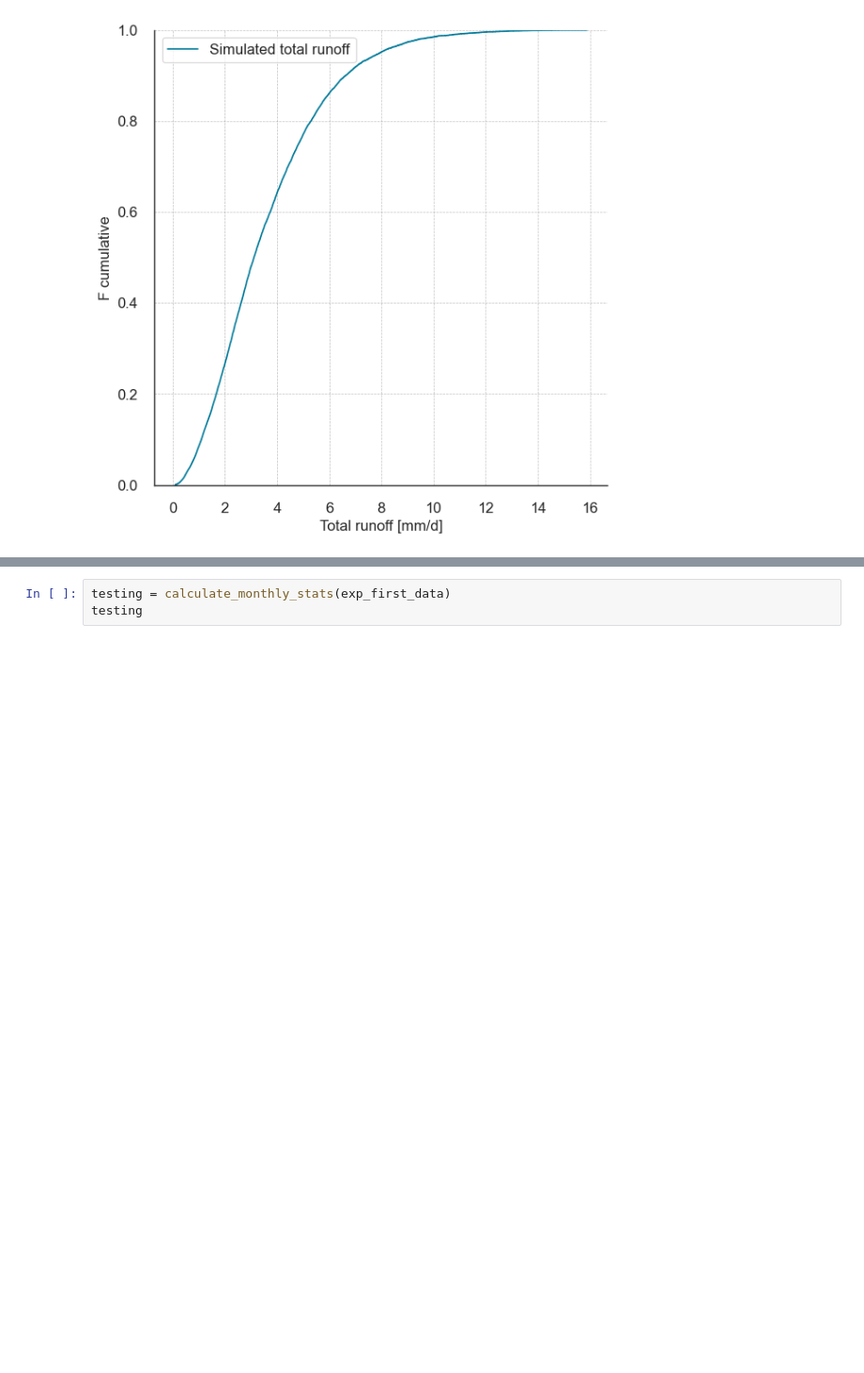
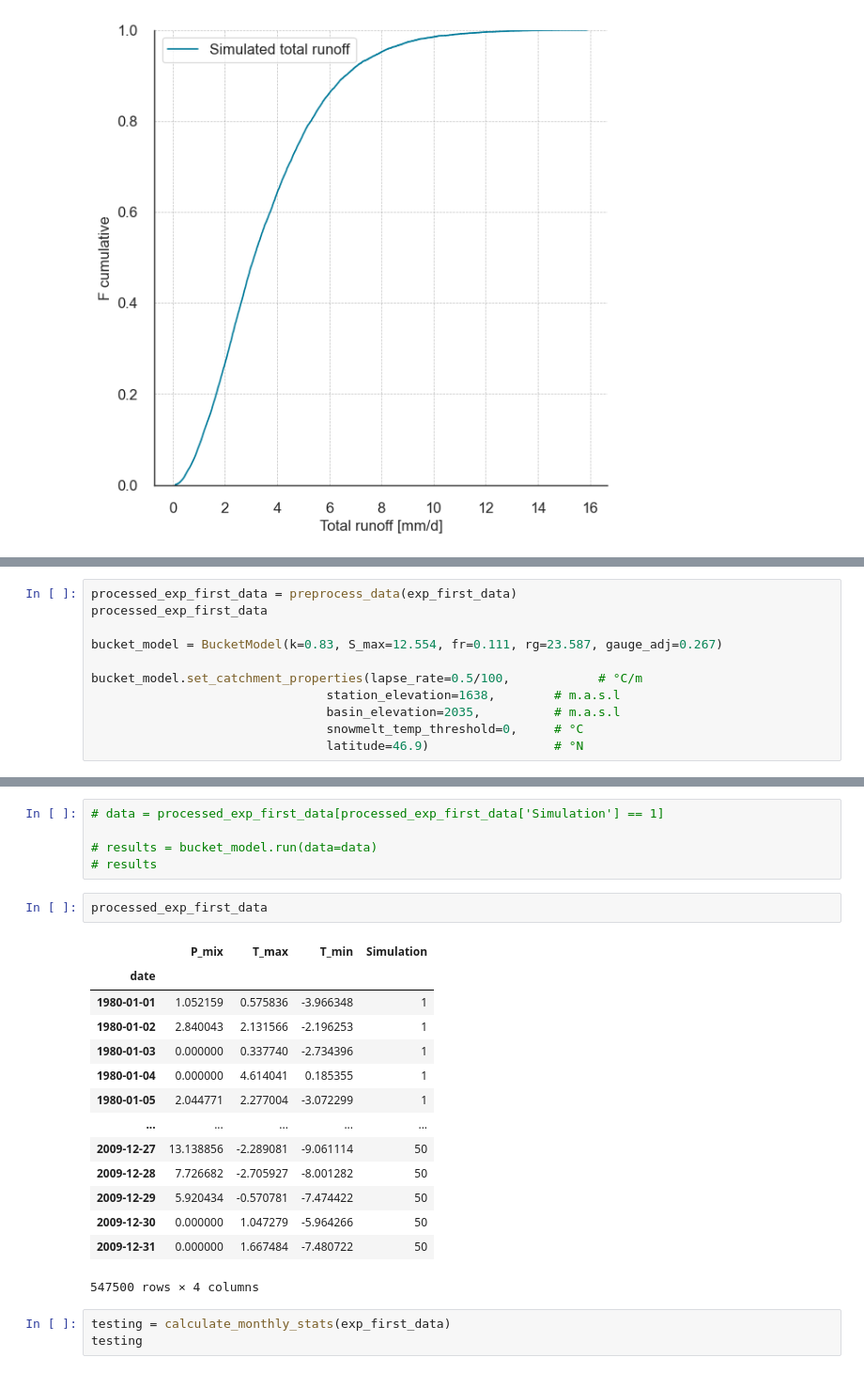
Before and after one commit to CooperBigFoot/climate-impacts, a Jupyter notebook: code/eda.ipynb, the cells around one changed output, grey strips where cells are left out. Shown at 94% size. Cells and saved outputs as stored; diff of their text form; blank space fills up the shorter version.

```diff
--- a/code/eda.ipynb
+++ b/code/eda.ipynb
@@ -68,0 +92,11 @@ plot_ECDF(results=results)
+# %%
+processed_exp_first_data = preprocess_data(exp_first_data)
+processed_exp_first_data
+
+bucket_model = BucketModel(k=0.83, S_max=12.554, fr=0.111, rg=23.587, gauge_adj=0.267)
+
+bucket_model.set_catchment_properties(lapse_rate=0.5/100,            # °C/m
+                                station_elevation=1638,        # m.a.s.l
+                                basin_elevation=2035,          # m.a.s.l
+                                snowmelt_temp_threshold=0,     # °C
+                                latitude=46.9)                 # °N
@@ -69,3 +143,25 @@ plot_ECDF(results=results)
+# %%
+# data = processed_exp_first_data[processed_exp_first_data['Simulation'] == 1]
+
+# results = bucket_model.run(data=data)
+# results
+# %%
+processed_exp_first_data
+# %% [output]
+|  | P_mix | T_max | T_min | Simulation |
+| date |  |  |  |  |
+| 1980-01-01 | 1.052159 | 0.575836 | -3.966348 | 1 |
+| 1980-01-02 | 2.840043 | 2.131566 | -2.196253 | 1 |
+| 1980-01-03 | 0.000000 | 0.337740 | -2.734396 | 1 |
+| 1980-01-04 | 0.000000 | 4.614041 | 0.185355 | 1 |
+| 1980-01-05 | 2.044771 | 2.277004 | -3.072299 | 1 |
+| ... | ... | ... | ... | ... |
+| 2009-12-27 | 13.138856 | -2.289081 | -9.061114 | 50 |
+| 2009-12-28 | 7.726682 | -2.705927 | -8.001282 | 50 |
+| 2009-12-29 | 5.920434 | -0.570781 | -7.474422 | 50 |
+| 2009-12-30 | 0.000000 | 1.047279 | -5.964266 | 50 |
+| 2009-12-31 | 0.000000 | 1.667484 | -7.480722 | 50 |
+547500 rows × 4 columns
 # %%
 testing = calculate_monthly_stats(exp_first_data)
 testing
```
Also changed, not shown: parts of 6 cells of this notebook, 3 other files.
